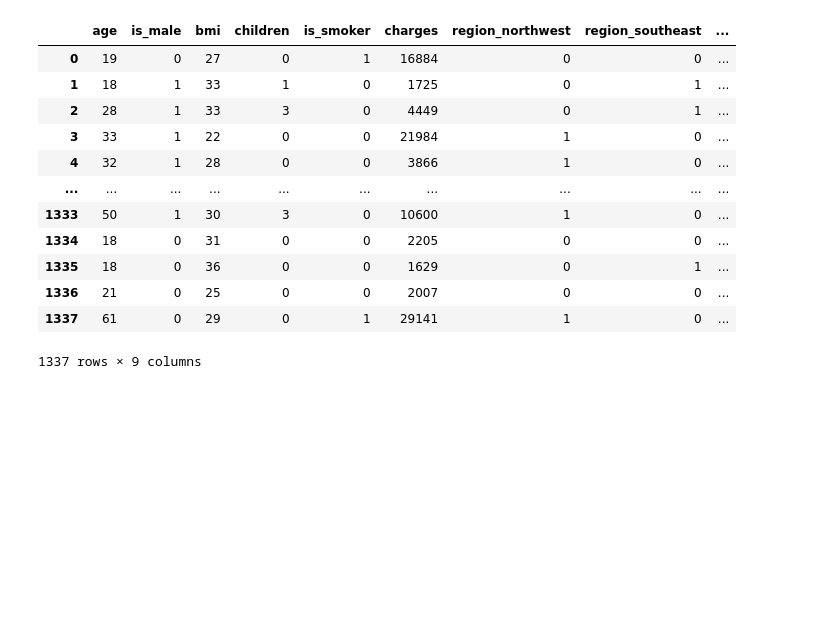
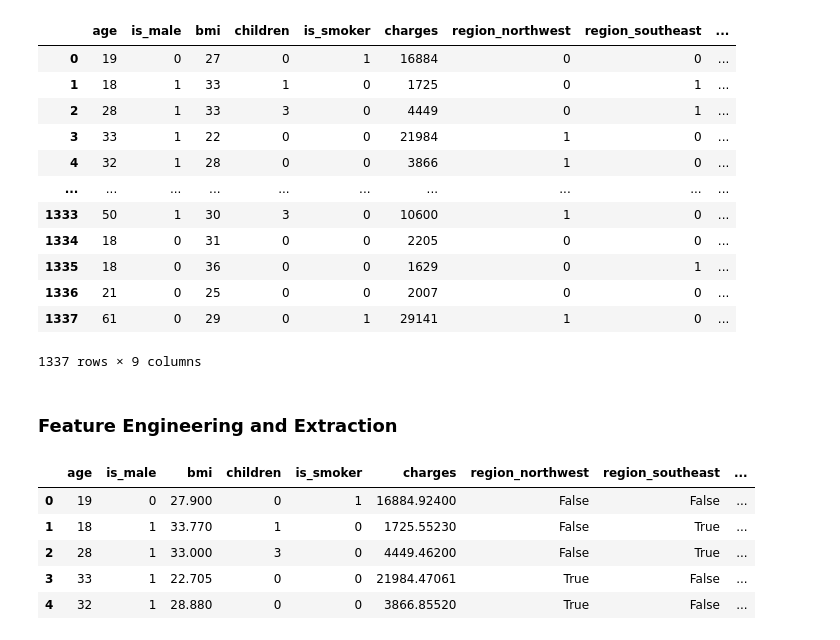
Before and after one commit to khalidkhankakar/Hands-on-Machine-Learning, a Jupyter notebook: mini project 1/main.ipynb, the cells around one changed output. Saved outputs shown, nothing was run; the diff lists cells and outputs as text; code cells hidden in the pictures; blank space fills up the shorter version.

Commit message:
feature engineering for insurance data

```diff
--- a/mini project 1/main.ipynb
+++ b/mini project 1/main.ipynb
@@ -158,3 +158,22 @@ new_df.astype(int)
 | 1336 | 21 | 0 | 25 | 0 | 0 | 2007 | 0 | 0 | ... |
 | 1337 | 61 | 0 | 29 | 0 | 1 | 29141 | 1 | 0 | ... |
 1337 rows × 9 columns
+# %% [markdown]
+### Feature Engineering and Extraction
+# %%
+# Making the different category for BMI
+
+new_df['bmi_category'] = pd.cut(
+    new_df['bmi'],
+    bins=[0, 18.5, 24.9, 49.9, float("inf")],
+    labels=['UnderWeight', 'Normal', 'OverWeight', 'Obsse']
+)
+# %%
+new_df.head()
+# %% [output]
+|  | age | is_male | bmi | children | is_smoker | charges | region_northwest | region_southeast | ... |
+| 0 | 19 | 0 | 27.900 | 0 | 1 | 16884.92400 | False | False | ... |
+| 1 | 18 | 1 | 33.770 | 1 | 0 | 1725.55230 | False | True | ... |
+| 2 | 28 | 1 | 33.000 | 3 | 0 | 4449.46200 | False | True | ... |
+| 3 | 33 | 1 | 22.705 | 0 | 0 | 21984.47061 | True | False | ... |
+| 4 | 32 | 1 | 28.880 | 0 | 0 | 3866.85520 | True | False | ... |
```
Also changed, not shown: parts of 2 cells of this notebook.
